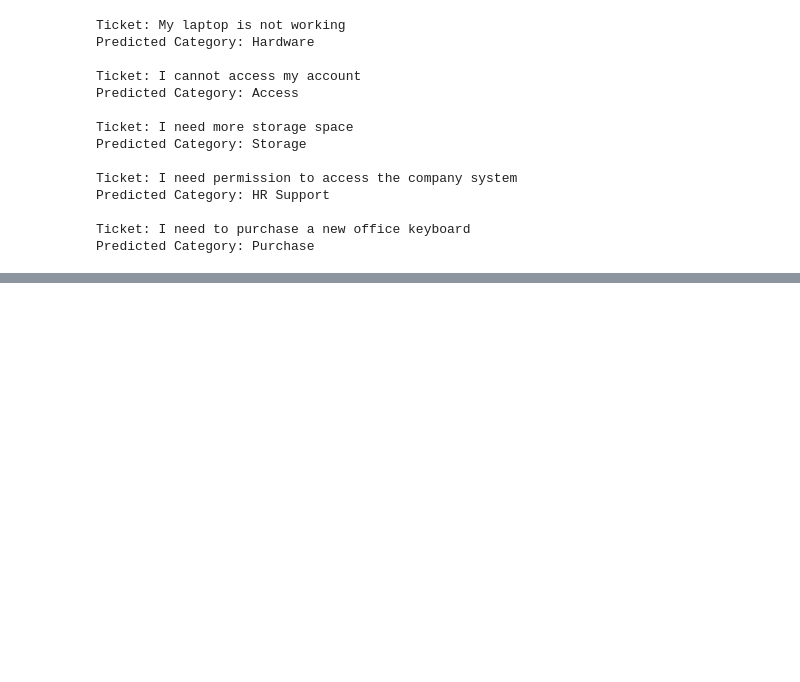
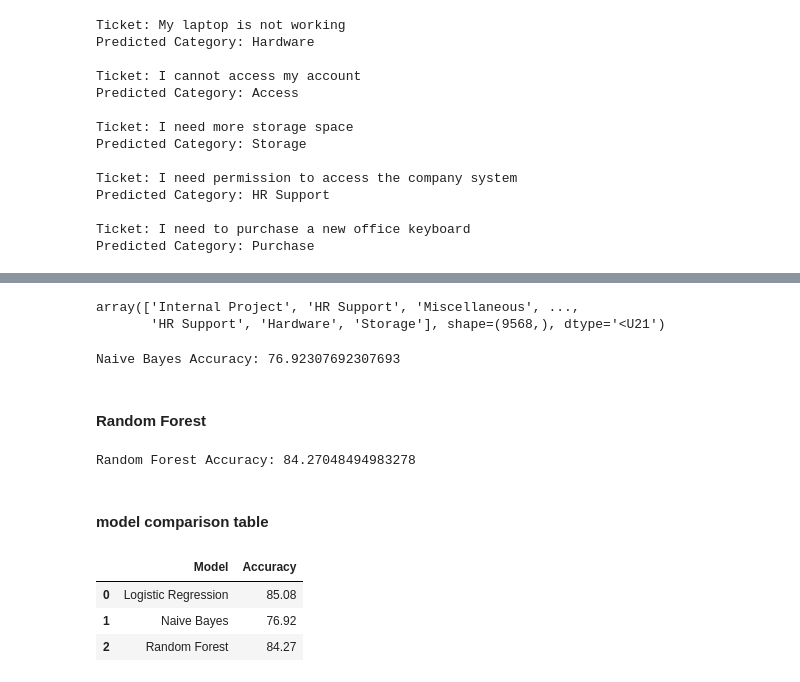
Before and after one commit to aayxha7561/IT-Support-Ticket-Auto-Classification-System, a Jupyter notebook: notebook/IT_Support_Ticket_stage1.ipynb, the cells around one changed output, grey strips where cells are left out. Cells and saved outputs as stored; diff of their text form; code cells hidden in the pictures; blank space fills up the shorter version.

Commit message:
Add model comparison

```diff
--- a/notebook/IT_Support_Ticket_stage1.ipynb
+++ b/notebook/IT_Support_Ticket_stage1.ipynb
@@ -250,0 +261,44 @@ Predicted Category: Purchase
+# %%
+nb_pred = nb_model.predict(X_test_tfidf)
+nb_pred
+# %% [output]
+array(['Internal Project', 'HR Support', 'Miscellaneous', ...,
+       'HR Support', 'Hardware', 'Storage'], shape=(9568,), dtype='<U21')
+# %%
+nb_accuracy = accuracy_score(y_test, nb_pred)
+
+print("Naive Bayes Accuracy:", nb_accuracy * 100)
+# %% [output]
+Naive Bayes Accuracy: 76.92307692307693
+# %% [markdown]
+#### Random Forest
+# %%
+from sklearn.ensemble import RandomForestClassifier
+
+rf_model = RandomForestClassifier(
+    n_estimators=100,
+    random_state=42
+)
+
+rf_model.fit(X_train_tfidf, y_train)
+
+rf_pred = rf_model.predict(X_test_tfidf)
+
+print("Random Forest Accuracy:",
+      accuracy_score(y_test, rf_pred) * 100)
+# %% [output]
+Random Forest Accuracy: 84.27048494983278
+# %% [markdown]
+#### model comparison table
+# %%
+comparison = pd.DataFrame({
+    "Model": ["Logistic Regression", "Naive Bayes", "Random Forest"],
+    "Accuracy": [85.08, 76.92, 84.27]
+})
+
+comparison
+# %% [output]
+|  | Model | Accuracy |
+| 0 | Logistic Regression | 85.08 |
+| 1 | Naive Bayes | 76.92 |
+| 2 | Random Forest | 84.27 |
```
Also changed, not shown: parts of 2 cells of this notebook.
